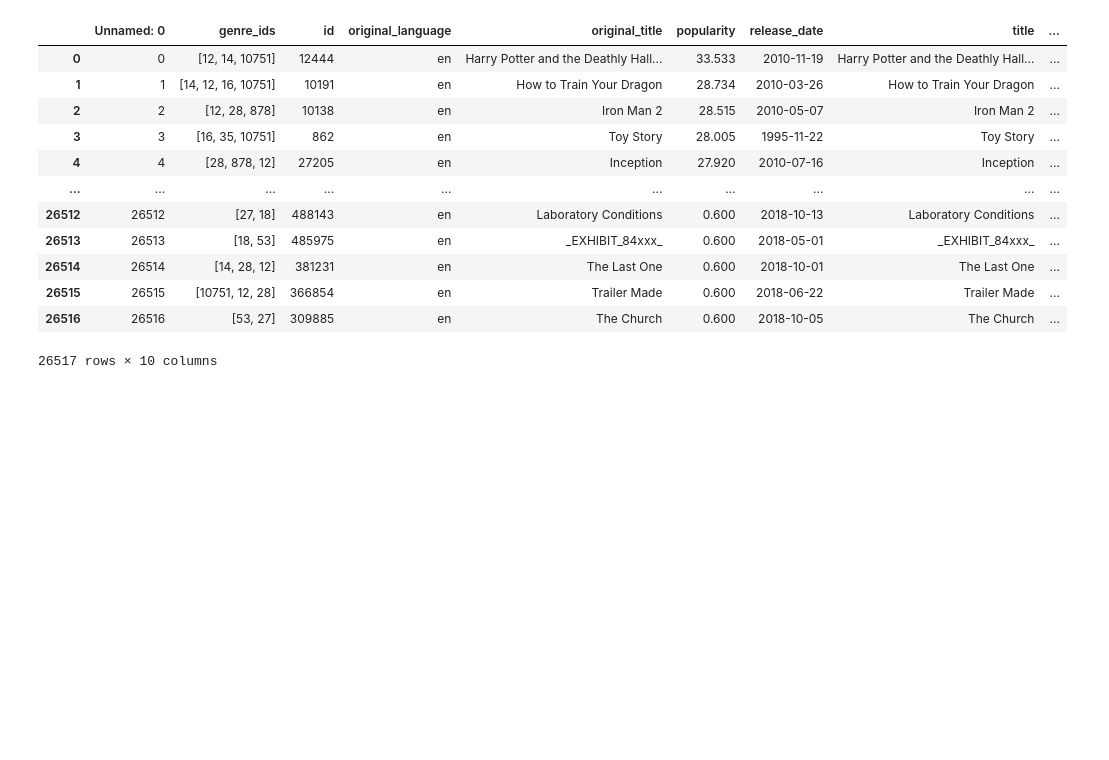
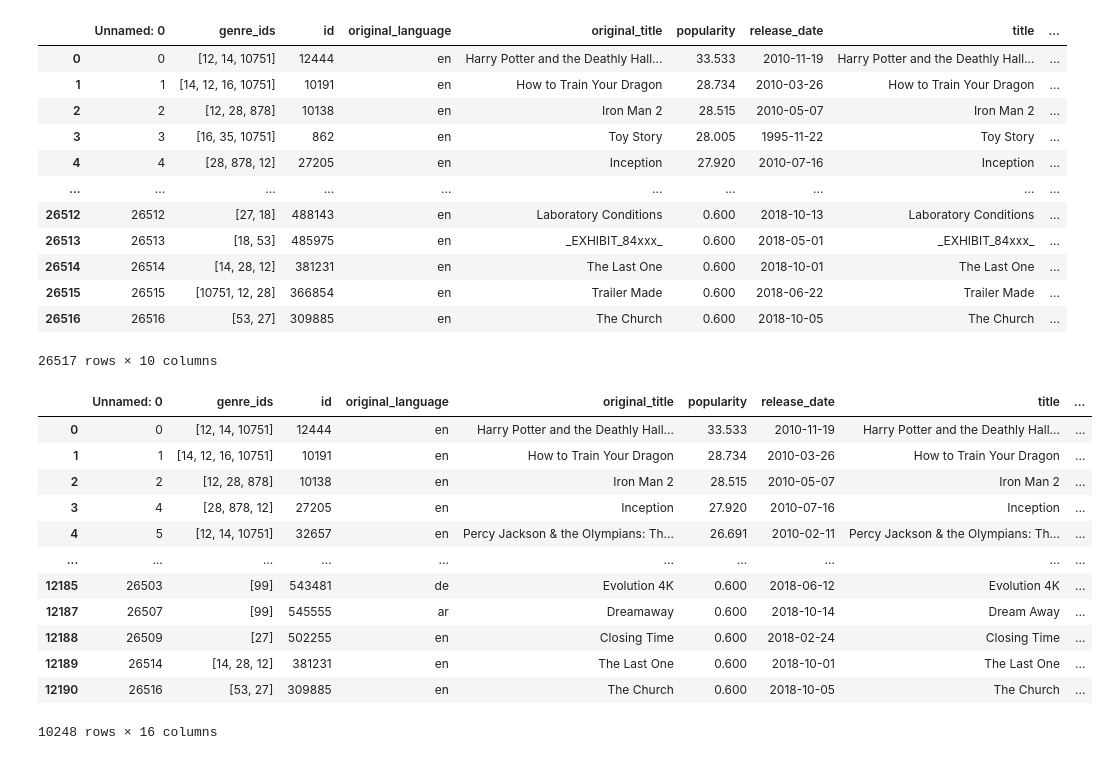
Before and after one commit to SpaceMonkey0453/Phase1_Project, a Jupyter notebook: Jonathan/dsc-phase-1-project-v2-4-master/Jonathan Notebook.ipynb, the cells around one changed output. Saved outputs shown, nothing was run; the diff lists cells and outputs as text; code cells hidden in the pictures; blank space fills up the shorter version.

```diff
--- a/Jonathan/dsc-phase-1-project-v2-4-master/Jonathan Notebook.ipynb
+++ b/Jonathan/dsc-phase-1-project-v2-4-master/Jonathan Notebook.ipynb
@@ -41,3 +74,27 @@ movies
 | 26515 | 26515 | [10751, 12, 28] | 366854 | en | Trailer Made | 0.600 | 2018-06-22 | Trailer Made | ... |
 | 26516 | 26516 | [53, 27] | 309885 | en | The Church | 0.600 | 2018-10-05 | The Church | ... |
 26517 rows × 10 columns
+# %%
+# create new column in first dataframe that extracts the year from release_date
+movies['theater_date'] = pd.to_datetime(movies['release_date']).dt.year
+
+# merge the two dataframes on original_title and theater_date
+merged_movies = pd.merge(movies, movie_basics, left_on=['original_title', 'theater_date'], right_on=['original_title', 'start_year'])
+# %%
+merged_movies = merged_movies.drop_duplicates(subset='title', keep=False)
+# %%
+merged_movies
+# %% [output]
+|  | Unnamed: 0 | genre_ids | id | original_language | original_title | popularity | release_date | title | ... |
+| 0 | 0 | [12, 14, 10751] | 12444 | en | Harry Potter and the Deathly Hall... | 33.533 | 2010-11-19 | Harry Potter and the Deathly Hall... | ... |
+| 1 | 1 | [14, 12, 16, 10751] | 10191 | en | How to Train Your Dragon | 28.734 | 2010-03-26 | How to Train Your Dragon | ... |
+| 2 | 2 | [12, 28, 878] | 10138 | en | Iron Man 2 | 28.515 | 2010-05-07 | Iron Man 2 | ... |
+| 3 | 4 | [28, 878, 12] | 27205 | en | Inception | 27.920 | 2010-07-16 | Inception | ... |
+| 4 | 5 | [12, 14, 10751] | 32657 | en | Percy Jackson & the Olympians: Th... | 26.691 | 2010-02-11 | Percy Jackson & the Olympians: Th... | ... |
+| ... | ... | ... | ... | ... | ... | ... | ... | ... | ... |
+| 12185 | 26503 | [99] | 543481 | de | Evolution 4K | 0.600 | 2018-06-12 | Evolution 4K | ... |
+| 12187 | 26507 | [99] | 545555 | ar | Dreamaway | 0.600 | 2018-10-14 | Dream Away | ... |
+| 12188 | 26509 | [27] | 502255 | en | Closing Time | 0.600 | 2018-02-24 | Closing Time | ... |
+| 12189 | 26514 | [14, 28, 12] | 381231 | en | The Last One | 0.600 | 2018-10-01 | The Last One | ... |
+| 12190 | 26516 | [53, 27] | 309885 | en | The Church | 0.600 | 2018-10-05 | The Church | ... |
+10248 rows × 16 columns
```
Also changed, not shown: parts of 13 cells of this notebook.
